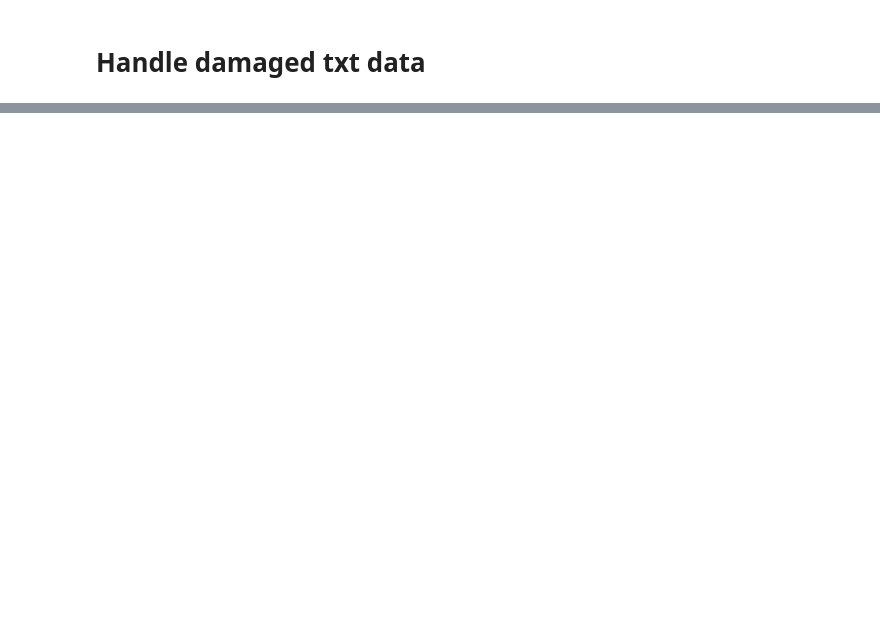
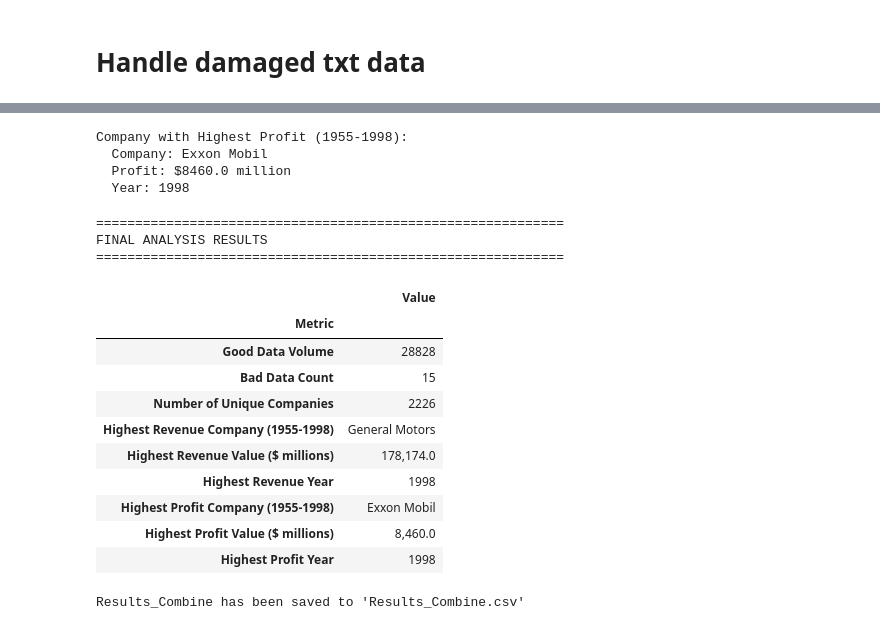
Before and after one commit to orchlonn/CS-456, a Jupyter notebook: Labs/Lab-2/Lab2.ipynb, the cells around one changed output, grey strips where cells are left out. Cells and saved outputs as stored; diff of their text form; code cells hidden in the pictures; blank space fills up the shorter version.

```diff
--- a/Labs/Lab-2/Lab2.ipynb
+++ b/Labs/Lab-2/Lab2.ipynb
@@ -169,0 +311,76 @@ with open(output_path, 'w', encoding='utf-8') as f:
+# %%
+# Find company with highest profit
+highest_profit_row = filtered_df.loc[filtered_df['Profit (in millions)'].idxmax()]
+highest_profit_company = highest_profit_row['Company']
+highest_profit_value = highest_profit_row['Profit (in millions)']
+highest_profit_year = highest_profit_row['Year']
+
+print(f"\nCompany with Highest Profit (1955-1998):")
+print(f"  Company: {highest_profit_company}")
+print(f"  Profit: ${highest_profit_value} million")
+print(f"  Year: {int(highest_profit_year)}")
+# %% [output]
+Company with Highest Profit (1955-1998):
+  Company: Exxon Mobil
+  Profit: $8460.0 million
+  Year: 1998
+# %%
+# Create Results_Combine DataFrame with analysis results
+Results_Combine = pd.DataFrame({
+    'Metric': [
+        'Good Data Volume',
+        'Bad Data Count',
+        'Number of Unique Companies',
+        'Highest Revenue Company (1955-1998)',
+        'Highest Revenue Value ($ millions)',
+        'Highest Revenue Year',
+        'Highest Profit Company (1955-1998)',
+        'Highest Profit Value ($ millions)',
+        'Highest Profit Year'
+    ],
+    'Value': [
+        good_data_count,
+        bad_data_count,
+        unique_companies_count,
+        highest_revenue_company,
+        f"{highest_revenue_value:,.1f}",
+        int(highest_revenue_year),
+        highest_profit_company,
+        f"{highest_profit_value:,.1f}",
+        int(highest_profit_year)
+    ]
+})
+
+# Set Metric as the index
+Results_Combine.set_index('Metric', inplace=True)
+
+print("\n" + "="*60)
+print("FINAL ANALYSIS RESULTS")
+print("="*60)
+# %% [output]
+============================================================
+FINAL ANALYSIS RESULTS
+============================================================
+# %%
+# Print Results_Combine DataFrame
+Results_Combine
+# %% [output]
+|  | Value |
+| Metric |  |
+| Good Data Volume | 28828 |
+| Bad Data Count | 15 |
+| Number of Unique Companies | 2226 |
+| Highest Revenue Company (1955-1998) | General Motors |
+| Highest Revenue Value ($ millions) | 178,174.0 |
+| Highest Revenue Year | 1998 |
+| Highest Profit Company (1955-1998) | Exxon Mobil |
+| Highest Profit Value ($ millions) | 8,460.0 |
+| Highest Profit Year | 1998 |
+# %%
+# Save Results_Combine to CSV file
+output_path = 'Results_Combine.csv'
+Results_Combine.to_csv(output_path)
+
+print(f"\nResults_Combine has been saved to '{output_path}'")
+# %% [output]
+Results_Combine has been saved to 'Results_Combine.csv'
```
Also changed, not shown: parts of 15 cells of this notebook, 1 other file.
